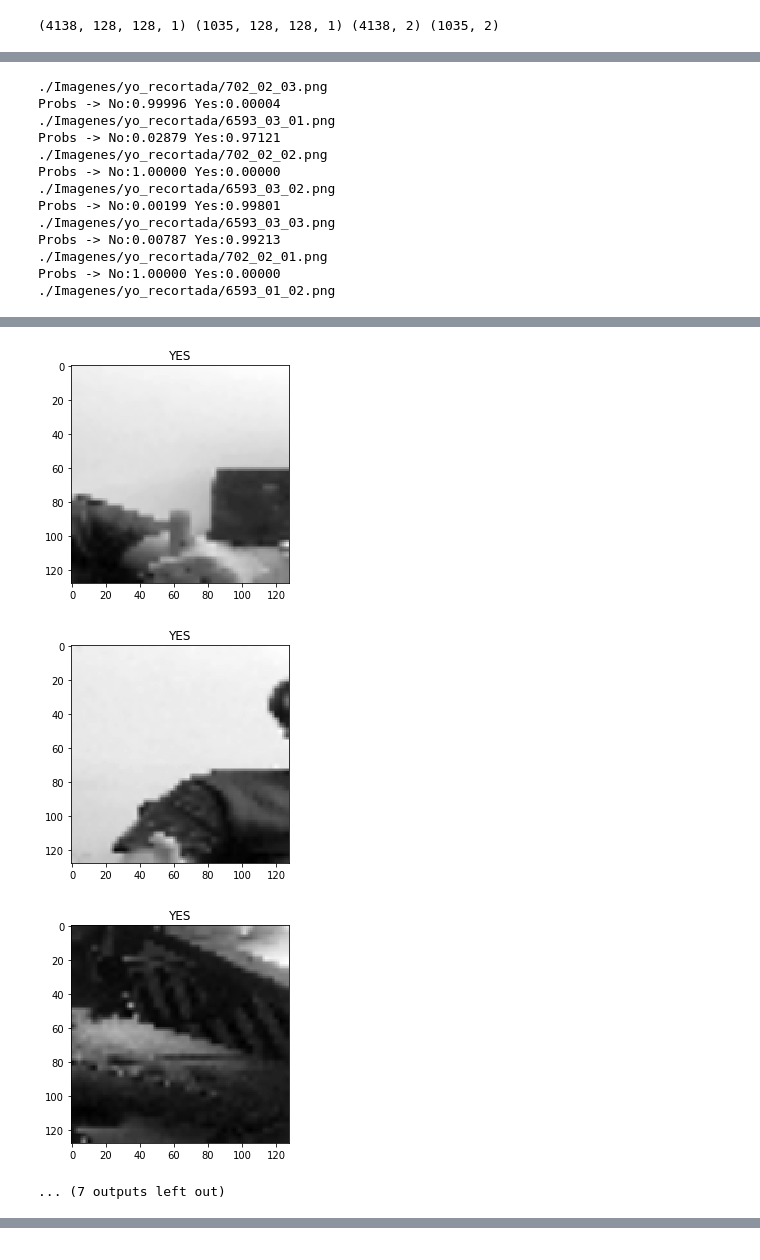
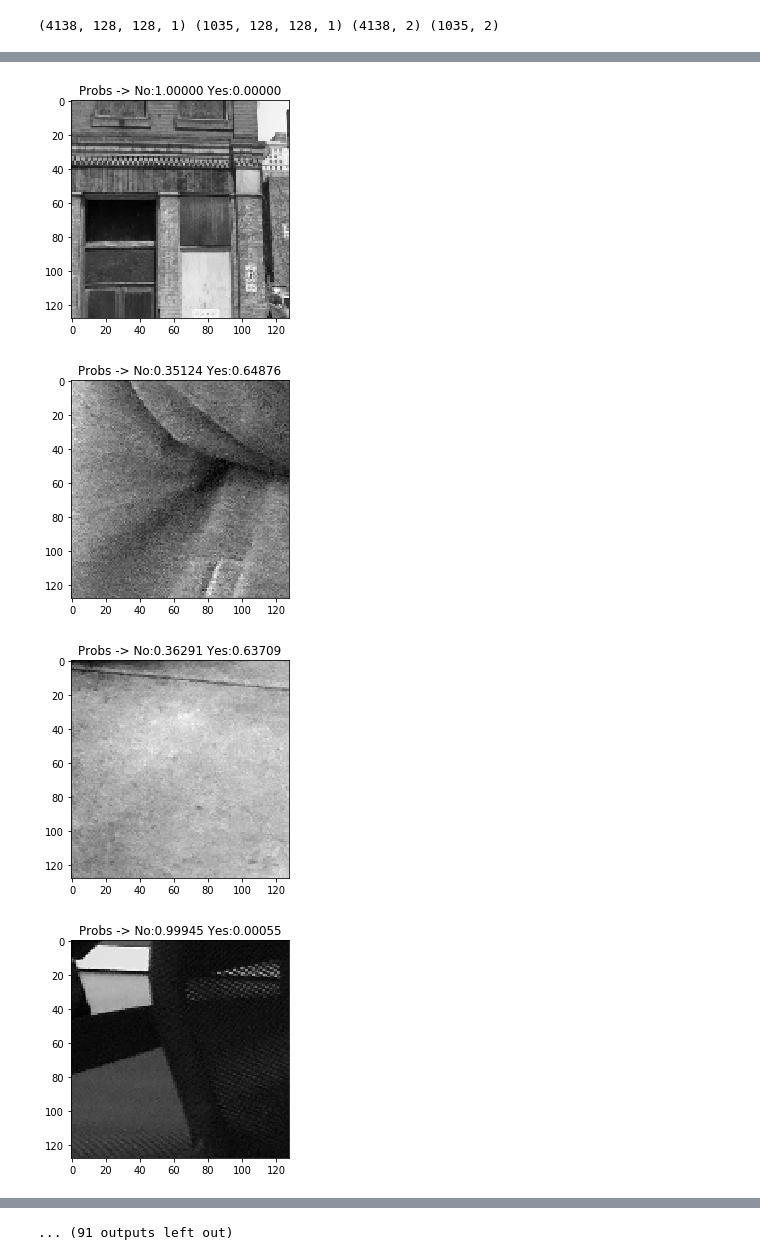
Before and after one commit to isagc/PEOPLE-DETECTING-COUNTING, a Jupyter notebook: entrenamiento.ipynb, the cells around one changed output, grey strips where cells are left out. Saved outputs shown, nothing was run; the diff lists cells and outputs as text; code cells hidden in the pictures.

```diff
--- a/entrenamiento.ipynb
+++ b/entrenamiento.ipynb
@@ -126,7 +130,7 @@ model.save_weights(name)
 import matplotlib.pyplot as plt
 from PIL import Image
 
-img = X_test[333]
+img = X_test[343]
 pred = model.predict(np.expand_dims(img,axis=0))[0]
 print("Probs -> No:{0:.5f} Yes:{1:.5f}".format(pred[0],pred[1]))
 plt.imshow(Image.fromarray(img.squeeze()*255),'gray')
@@ -186,31 +179,17 @@ import os
 def predictPersona(im):
     im = im / 255
     prepared_data = np.expand_dims(np.expand_dims(im,axis=3),axis=0)
-    pred = model.predict(prepared_data)[0]
-    print("Probs -> No:{0:.5f} Yes:{1:.5f}".format(pred[0],pred[1]))
-    return 'NO' if pred[0]>pred[1] else 'YES'
+    preds = model.predict(prepared_data)
+    pred = preds[0]
+    return "Probs -> No:{0:.5f} Yes:{1:.5f}".format(pred[0],pred[1])
 
 path = "./Imagenes/yo_recortada"
 
 files = glob.glob('{}/*.png'.format(path))
 for file in files:
-    print(file)
     im = cv2.resize(cv2.cvtColor(cv2.imread(file), cv2.COLOR_BGR2GRAY),(128,128))
     plt.figure()
     plt.imshow(im,cmap="gray")
     answer= predictPersona(im)
     plt.title(f"{answer}")
 # %% [output]
-./Imagenes/yo_recortada/702_02_03.png
-Probs -> No:0.99996 Yes:0.00004
-./Imagenes/yo_recortada/6593_03_01.png
-Probs -> No:0.02879 Yes:0.97121
-./Imagenes/yo_recortada/702_02_02.png
-Probs -> No:1.00000 Yes:0.00000
-./Imagenes/yo_recortada/6593_03_02.png
-Probs -> No:0.00199 Yes:0.99801
-./Imagenes/yo_recortada/6593_03_03.png
-Probs -> No:0.00787 Yes:0.99213
-./Imagenes/yo_recortada/702_02_01.png
-Probs -> No:1.00000 Yes:0.00000
-./Imagenes/yo_recortada/6593_01_02.png
@@ -241,4 +203,4 @@ Probs -> No:1.00000 Yes:0.00000
-[figure, old version]
+[figure, new version]
-[figure, old version]
+[figure, new version]
-[figure, old version]
+[figure, new version]
-... (7 outputs left out)
+[figure, added]
@@ -244,0 +208 @@ Probs -> No:1.00000 Yes:0.00000
+... (91 outputs left out)
```
Also changed, not shown: parts of 13 cells of this notebook, 3 other files.
